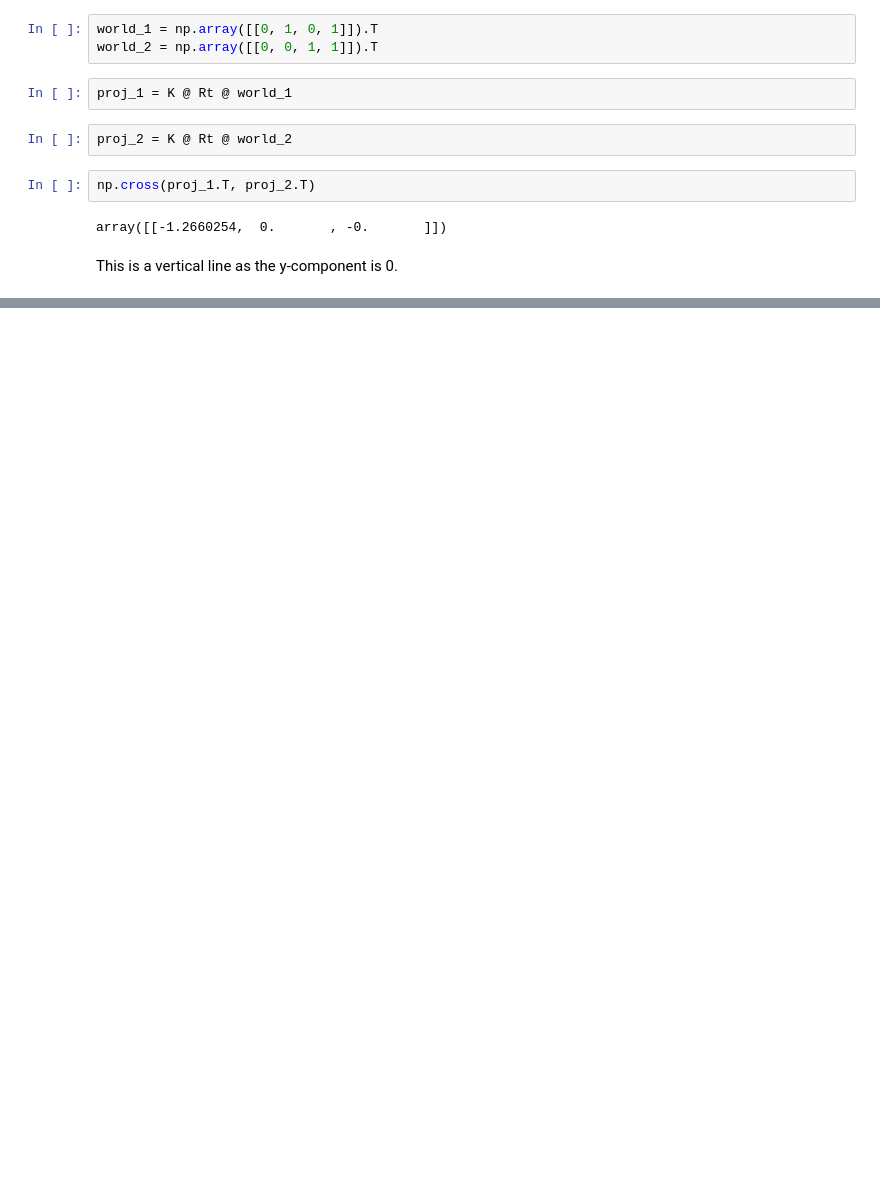
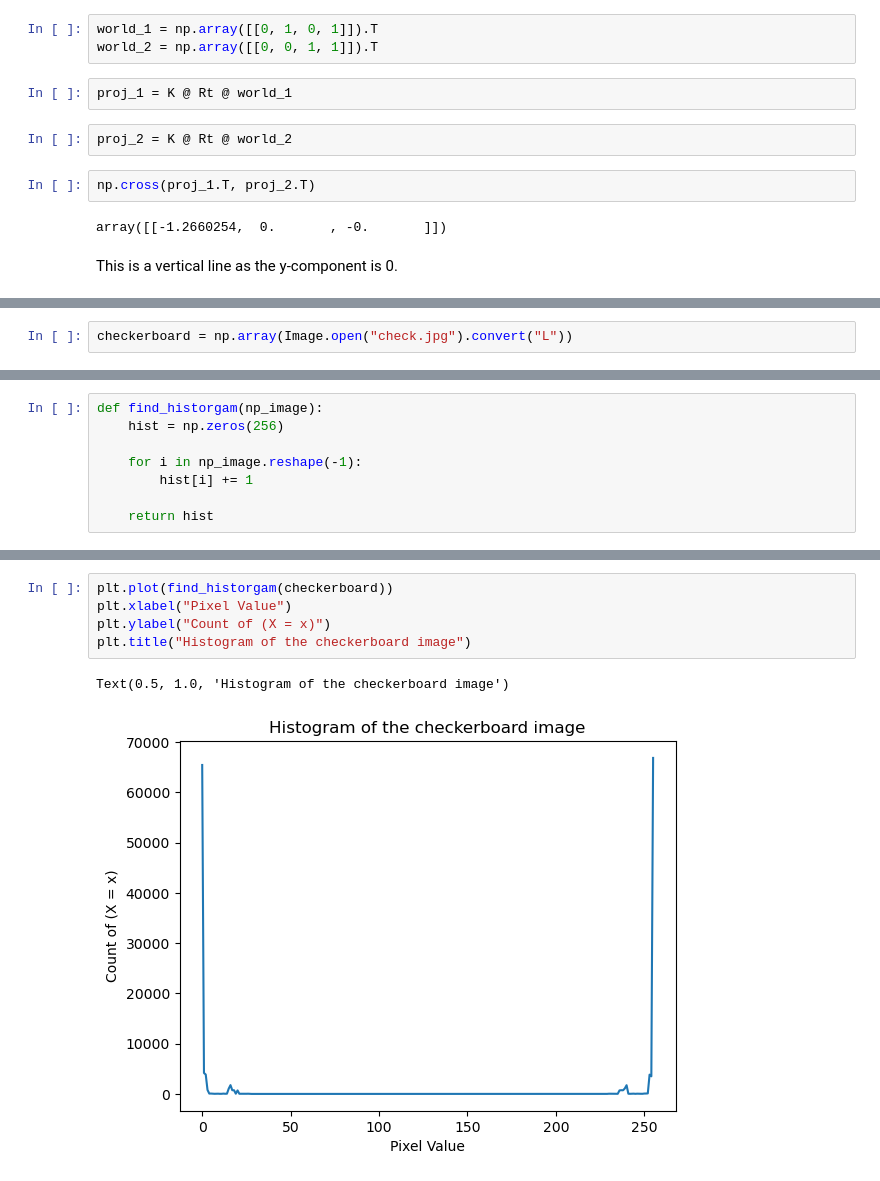
Before and after one commit to LennoxC/AIML331-Assignment-1, a Jupyter notebook: Assignment code.ipynb, the cells around one changed output, grey strips where cells are left out. Cells and saved outputs as stored; diff of their text form; blank space fills up the shorter version.

```diff
--- a/Assignment code.ipynb
+++ b/Assignment code.ipynb
@@ -59,0 +71,2 @@ This is a vertical line as the y-component is 0.
+# %%
+checkerboard = np.array(Image.open("check.jpg").convert("L"))
@@ -59,0 +100,8 @@ This is a vertical line as the y-component is 0.
+# %%
+def find_historgam(np_image):
+    hist = np.zeros(256)
+
+    for i in np_image.reshape(-1):
+        hist[i] += 1
+
+    return hist
@@ -59,0 +118,8 @@ This is a vertical line as the y-component is 0.
+# %%
+plt.plot(find_historgam(checkerboard))
+plt.xlabel("Pixel Value")
+plt.ylabel("Count of (X = x)")
+plt.title("Histogram of the checkerboard image")
+# %% [output]
+Text(0.5, 1.0, 'Histogram of the checkerboard image')
+[figure, added]
```
Also changed, not shown: parts of 37 cells of this notebook, 1 other file.
